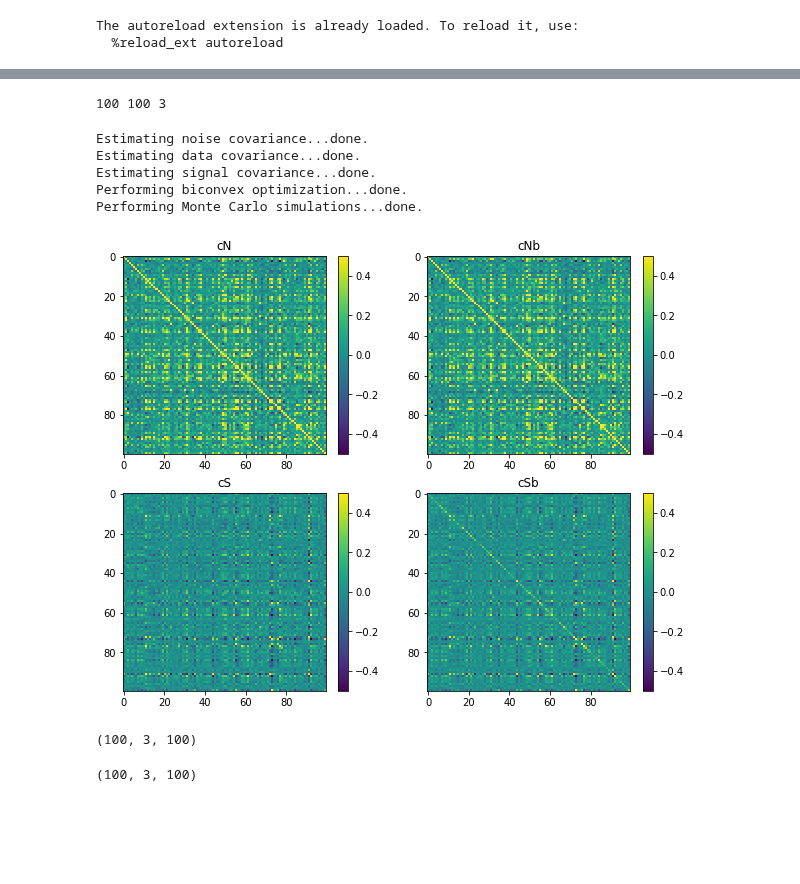
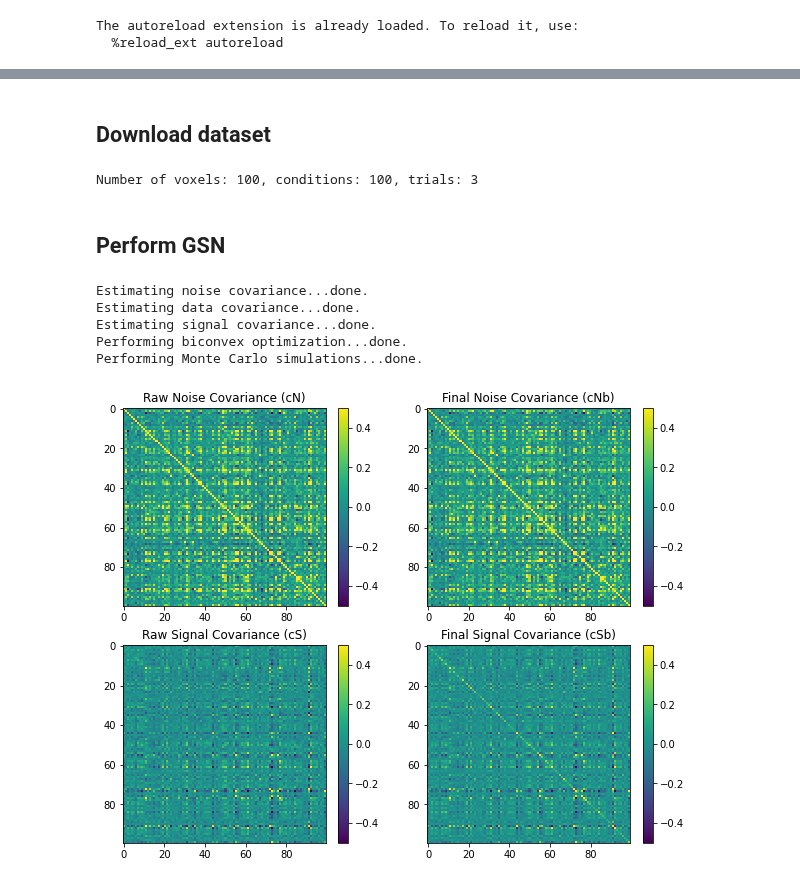
Before and after one commit to cvnlab/GSN, a Jupyter notebook: examples/example2.ipynb, the cells around one changed output, grey strips where cells are left out. Cells and saved outputs as stored; diff of their text form; code cells hidden in the pictures; blank space fills up the shorter version.

```diff
--- a/examples/example2.ipynb
+++ b/examples/example2.ipynb
@@ -44,2 +59,4 @@ directory to save example1 outputs:
         /home/jovyan/work/DropboxProjects/GSN/examples/example2outputs
+# %% [markdown]
+## Download dataset
 # %%
@@ -60,10 +73,15 @@ if not exists(datafn):
 X = sio.loadmat(datafn)
 # %%
-train_data = X['data'].copy()[:,::2]
-test_data = X['data'].copy()[:,1::2]
+# The dataset contains 100 voxels x 200 conditions x 3 trials
+# Split data into training (even indices) and testing (odd indices)
+train_data = X['data'].copy()[:, ::2]
+test_data = X['data'].copy()[:, 1::2]
 
+# Extract dataset dimensions
 nvox, ncond, ntrial = train_data.shape
-print(nvox, ncond, ntrial)
+print(f"Number of voxels: {nvox}, conditions: {ncond}, trials: {ntrial}")
 # %% [output]
-100 100 3
+Number of voxels: 100, conditions: 100, trials: 3
+# %% [markdown]
+## Perform GSN
 # %%
@@ -80,43 +94,39 @@ Estimating signal covariance...done.
 Performing biconvex optimization...done.
 Performing Monte Carlo simulations...done.
 # %%
-# Set range for color limits
+# Define the range for color limits in visualizations
 rng = [-0.5, 0.5]
 
-# Visualize the covariance estimates
+# Create a figure for visualizing covariance estimates
 plt.figure(figsize=(10, 8))
 
 # Noise covariance estimate
 plt.subplot(2, 2, 1)
 plt.imshow(results['cN'], vmin=rng[0], vmax=rng[1], aspect='auto', interpolation='none')
 plt.colorbar()
-plt.title('cN')
-plt.axis('tight')
+plt.title('Raw Noise Covariance (cN)')
 
 # Final noise covariance estimate
 plt.subplot(2, 2, 2)
 plt.imshow(results['cNb'], vmin=rng[0], vmax=rng[1], aspect='auto', interpolation='none')
 plt.colorbar()
-plt.title('cNb')
-plt.axis('tight')
+plt.title('Final Noise Covariance (cNb)')
 
 # Signal covariance estimate
 plt.subplot(2, 2, 3)
 plt.imshow(results['cS'], vmin=rng[0], vmax=rng[1], aspect='auto', interpolation='none')
 plt.colorbar()
-plt.title('cS')
-plt.axis('tight')
+plt.title('Raw Signal Covariance (cS)')
 
 # Final signal covariance estimate
 plt.subplot(2, 2, 4)
 plt.imshow(results['cSb'], vmin=rng[0], vmax=rng[1], aspect='auto', interpolation='none')
 plt.colorbar()
-plt.title('cSb')
-plt.axis('tight')
+plt.title('Final Signal Covariance (cSb)')
 
 plt.show()
 # %% [output]
-[figure, old version]
+[figure, new version]
 # %%
 # We have several outputs in results:
 # mnN is the mean of the noise distribution
@@ -128,42 +138,3 @@ plt.show()
 # shrinklevelN is the shrinkage fraction used when estimating the noise distribution
 # shrinklevelD is the shrinkage fraction used when estimating the data distribution
 # ncsnr is the noise ceiling snr for each voxel (signal sd divided by noise sd)
-# %%
-train_data_ctv = train_data.copy().transpose(1,2,0)
-test_data_ctv = test_data.copy().transpose(1,2,0)
-print(train_data_ctv.shape)
-# %% [output]
-(100, 3, 100)
-# %%
-train_data_ctv = train_data.copy().transpose(1,2,0)
-test_data_ctv = test_data.copy().transpose(1,2,0)
-print(train_data_ctv.shape)
-
-bases = ['cS','cSb','cNb','naive PCA','random']
-
-basis_eigenvectors = dict()
-basis_eigenspectra = dict()
-
-for basis in bases:
-
-    if basis == 'random':
-        eigenvectors = random_orthonormal_basis(nvox)
-        eigenvalues = np.array([])
-    else:
-        if basis == 'naive PCA':
-            train_data_mean = np.mean(train_data_ctv, axis = 1)
-            train_data_mean = train_data_mean - np.mean(train_data_mean, axis = 0)
-            cov = np.cov(train_data_mean.T)
-        else:
-            cov = results[basis]
-
-        eigenvalues, eigenvectors = np.linalg.eigh(cov)
-
-        idx = np.flip(np.argsort(eigenvalues))
-        eigenvalues = eigenvalues[idx]
-        eigenvectors = eigenvectors[:,idx]
-
-    basis_eigenvectors[basis] = eigenvectors.copy()
-    basis_eigenspectra[basis] = eigenvalues.copy()
-# %% [output]
-(100, 3, 100)
```
Also changed, not shown: parts of 20 cells of this notebook.
